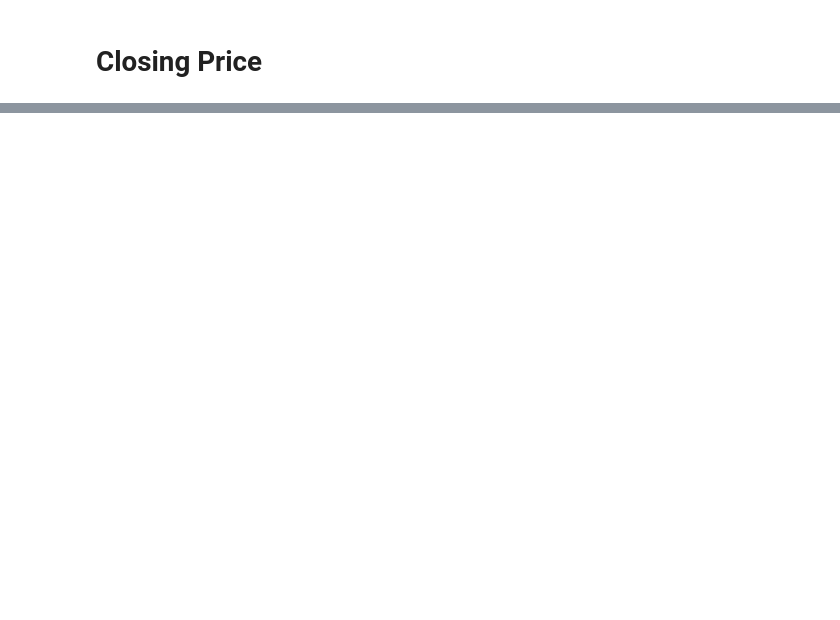
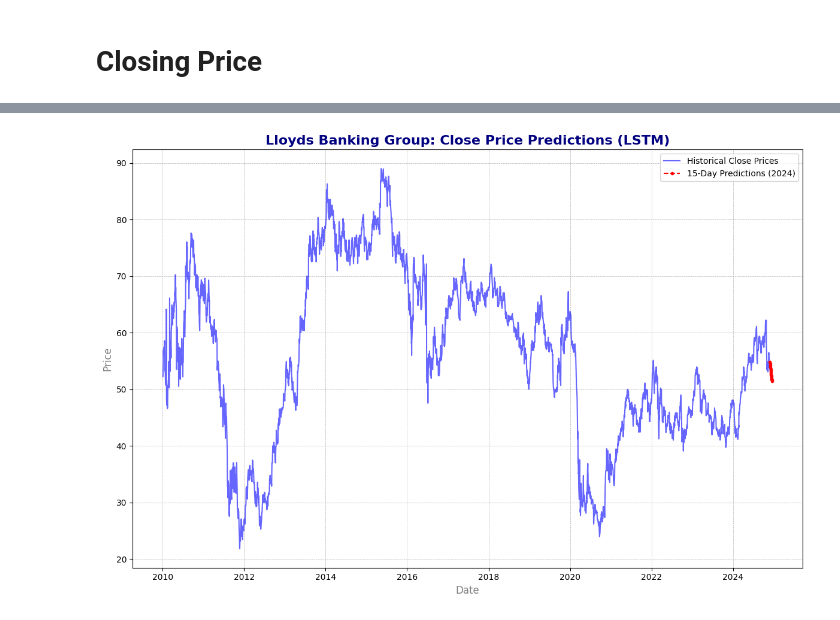
Before and after one commit to Dhavalkumar510/Final_Year_Project_UH, a Jupyter notebook: Final_Year_Project_UH.ipynb, the cells around one changed output, grey strips where cells are left out. Cells and saved outputs as stored; diff of their text form; code cells hidden in the pictures; blank space fills up the shorter version.

```diff
--- a/Final_Year_Project_UH.ipynb
+++ b/Final_Year_Project_UH.ipynb
@@ -120,0 +186,79 @@ plt.show()
+# %%
+# Scale the Close Prices
+scaler = MinMaxScaler()
+scaled_data = scaler.fit_transform(data['Close'].values.reshape(-1, 1))
+
+# Prepare data for LSTM
+def create_lstm_dataset(dataset, time_step=30):
+    X, y = [], []
+    for i in range(len(dataset) - time_step):
+        X.append(dataset[i:i + time_step])
+        y.append(dataset[i + time_step])
+    return np.array(X), np.array(y)
+
+# Define time step for sequence
+time_step = 30
+X, y = create_lstm_dataset(scaled_data, time_step)
+
+# Split data into train and test sets
+train_size = int(len(X) * 0.8)
+X_train, y_train = X[:train_size], y[:train_size]
+X_test, y_test = X[train_size:], y[train_size:]
+
+# Build the LSTM model
+model = Sequential([
+    LSTM(50, return_sequences=True, input_shape=(time_step, 1)),
+    Dropout(0.2),
+    LSTM(50, return_sequences=False),
+    Dropout(0.2),
+    Dense(25, activation='relu'),
+    Dense(1)
+])
+model.compile(optimizer='adam', loss='mean_squared_error')
+
+# Visualize the model architecture
+plot_model(model, show_shapes=True, show_layer_names=True, to_file='lstm_architecture.png')
+
+# Train the model
+model.fit(X_train, y_train, epochs=10, batch_size=32, verbose=1)
+
+# Predict future values for the next 15 business days using the most recent sequence
+last_sequence = scaled_data[-time_step:]
+future_predictions = []
+
+for _ in range(15):
+    prediction = model.predict(last_sequence.reshape(1, time_step, 1), verbose=0)
+    future_predictions.append(prediction[0, 0])
+    last_sequence = np.append(last_sequence[1:], prediction, axis=0)
+
+# Inverse scale the predictions back to the original scale
+future_predictions = scaler.inverse_transform(np.array(future_predictions).reshape(-1, 1))
+
+# Generate future dates starting from the last available date
+future_dates = pd.date_range(start=data.index[1], periods=16, freq='B')[1:]  # Exclude the last date
+
+# Create a DataFrame for future predictions
+future_df = pd.DataFrame({'Date': future_dates, 'Predicted Close': future_predictions.ravel()})
+
+# Plot the predictions
+plt.figure(figsize=(12, 8))
+plt.plot(data.index, data['Close'], label='Historical Close Prices', color='blue', alpha=0.6)
+plt.plot(future_df['Date'], future_df['Predicted Close'], label='15-Day Predictions (2024)', color='red', linestyle='--', marker='.')
+plt.title('Lloyds Banking Group: Close Price Predictions (LSTM)', fontsize=16, color='navy', weight='bold')
+plt.xlabel('Date', fontsize=12, color='gray')
+plt.ylabel('Price', fontsize=12, color='gray')
+plt.legend()
+plt.grid(visible=True, linestyle='--', linewidth=0.5)
+plt.tight_layout()
+plt.show()
+
+# Display the LSTM model architecture image
+img = mpimg.imread('lstm_architecture.png')
+plt.figure(figsize=(10, 10))
+plt.imshow(img)
+plt.axis('off')  # Hide axes
+plt.show()
+
+# Print predicted values
+print(future_df)
+# %% [output]
@@ -120,0 +285 @@ plt.show()
+[figure, added]
```
Also changed, not shown: parts of 24 cells of this notebook.
